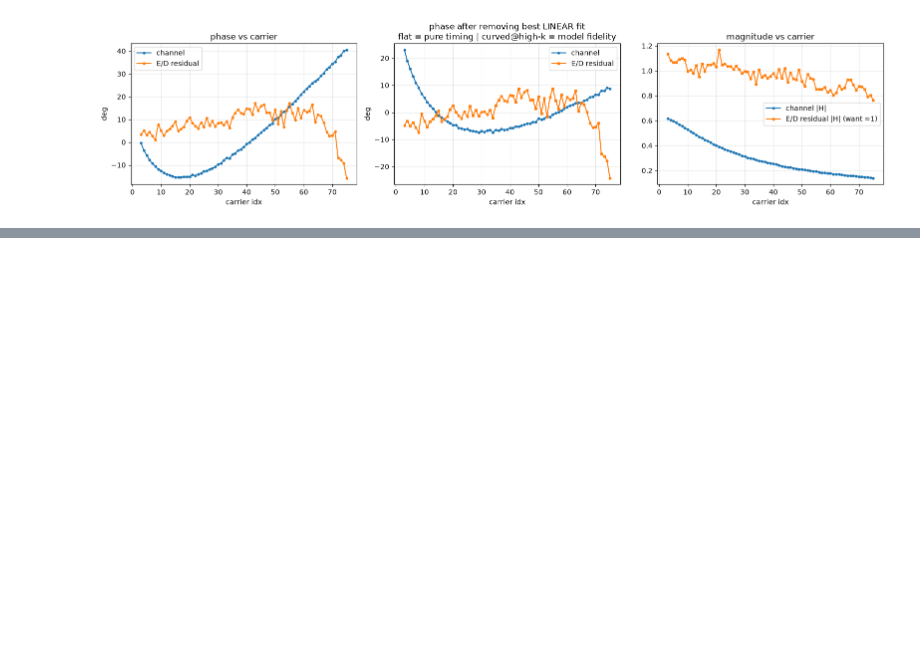
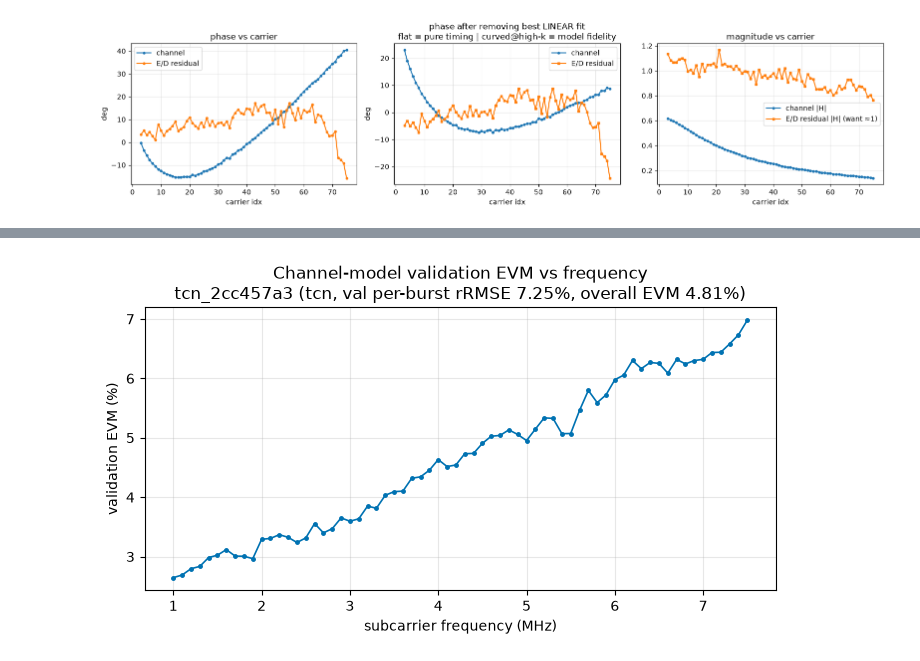
Before and after one commit to Roshang06/prob_tcn_for_LED_Roshan, a Jupyter notebook: notebooks/test_code.ipynb, the cells around one changed output, grey strips where cells are left out. Saved outputs shown, nothing was run; the diff lists cells and outputs as text; code cells hidden in the pictures; blank space fills up the shorter version.

```diff
--- a/notebooks/test_code.ipynb
+++ b/notebooks/test_code.ipynb
@@ -336,0 +541,85 @@ VALIDATION residual (post-E/D)   delta= +0.006 samp | de-ramped residual RMS =
+# %%
+import sys
+import json
+from pathlib import Path
+
+import numpy as np
+import torch
+import yaml
+import zarr
+import matplotlib.pyplot as plt
+
+REPO_ROOT = next(p for p in [Path.cwd(), *Path.cwd().parents] if (p / "data/sweeps").exists())
+sys.path.insert(0, str(REPO_ROOT))
+
+from modules.grid_search.adapters import MODEL_REGISTRY
+from modules.utils import load_ofdm_dataset
+
+CHANNEL_DIR = REPO_ROOT / "data/experiments/train_and_validate/fresh_echo_channel_models_20260716_1726"
+DATASET_PATH = REPO_ROOT / "data/sweeps/fresh_echo_dc0.05A_fmin1e+06_fmax7.6e+06_20260715_1828.zarr"
+DATA_PLOTS = REPO_ROOT / "data/plots"
+SEED = 0                 # matches RUNTIME.SEED used by the channel grid search
+VAL_FRACTION = 0.1       # matches CHANNEL_GRID_SEARCH.VAL_FRACTION
+DEVICE = "cuda" if torch.cuda.is_available() else "cpu"
+
+# best TCN channel model = lowest held-out per-burst rRMSE among TCN runs
+channel_runs = [json.loads(line) for line in (CHANNEL_DIR / "runs.jsonl").read_text().splitlines() if line.strip()]
+top_run = min((r for r in channel_runs if r["model"] == "tcn"),
+              key=lambda r: r.get("val_per_burst_rrmse_pct", float("inf")))
+
+params = yaml.safe_load((CHANNEL_DIR / "runs" / top_run["run_id"] / "config.yaml").read_text())["params"]
+adapter = MODEL_REGISTRY[top_run["model"]].load(params, CHANNEL_DIR / "runs" / top_run["run_id"] / "model.pt", DEVICE)
+
+# reproduce the grid search's held-out validation split
+sent, received, ofdm_config = load_ofdm_dataset(str(DATASET_PATH), DEVICE)
+preamble_length = sent.shape[1] - ofdm_config.baseband_fft_length - ofdm_config.cyclic_prefix_length
+sent, received = sent[:, preamble_length:], received[:, preamble_length:]   # OFDM symbol (CP + payload)
+
+num_bursts = sent.shape[0]
+num_val = round(num_bursts * VAL_FRACTION)
+permutation = torch.randperm(num_bursts, generator=torch.Generator().manual_seed(SEED))
+val_indices = permutation[:num_val]
+sent_val, received_val = sent[val_indices], received[val_indices]
+
+predicted = adapter.predict(sent_val)
+predicted_val = predicted[1] if isinstance(predicted, tuple) else predicted   # mean prediction
+
+# per-carrier EVM of the model's prediction vs the real received symbol
+cyclic_prefix_length = ofdm_config.cyclic_prefix_length
+attrs = dict(zarr.open_group(str(DATASET_PATH), mode="r").attrs)
+active_carrier_indices = np.array(attrs["active_carrier_indices"])
+subcarrier_spacing = attrs["f_min_hz"] / active_carrier_indices.min()
+subcarrier_freqs_mhz = active_carrier_indices * subcarrier_spacing / 1e6
+
+
+def carrier_symbols(symbol_block):
+    payload = symbol_block[:, cyclic_prefix_length:].detach().cpu().numpy()
+    return np.fft.fft(payload, norm="ortho", axis=1)[:, active_carrier_indices]
+
+
+real_symbols = carrier_symbols(received_val)
+predicted_symbols = carrier_symbols(predicted_val)
+per_carrier_evm = np.sqrt((np.abs(predicted_symbols - real_symbols) ** 2).mean(0)
+                          / (np.abs(real_symbols) ** 2).mean(0)) * 100
+overall_evm = np.sqrt((per_carrier_evm ** 2).mean())
+
+fig, ax = plt.subplots(figsize=(7, 4))
+ax.plot(subcarrier_freqs_mhz, per_carrier_evm, color="#0072B2", marker=".", ms=5, lw=1.2)
+ax.set_xlabel("subcarrier frequency (MHz)")
+ax.set_ylabel("validation EVM (%)")
+ax.set_title(f"Channel-model validation EVM vs frequency\n"
+             f"{top_run['run_id']} ({top_run['model']}, val per-burst rRMSE "
+             f"{top_run['val_per_burst_rrmse_pct']:.2f}%, overall EVM {overall_evm:.2f}%)")
+ax.grid(True, alpha=0.3)
+fig.tight_layout()
+
+DATA_PLOTS.mkdir(parents=True, exist_ok=True)
+fig.savefig(DATA_PLOTS / "channel_model_val_evm_vs_frequency.png", dpi=130, bbox_inches="tight")
+plt.show()
+
+print(f"top channel model: {top_run['run_id']} ({top_run['model']})")
+print(f"per-carrier EVM: min {per_carrier_evm.min():.2f}%  max {per_carrier_evm.max():.2f}%  "
+      f"overall {overall_evm:.2f}%")
+print(f"top carrier ({subcarrier_freqs_mhz[-1]:.1f} MHz): {per_carrier_evm[-1]:.2f}%")
+# %% [output]
+[figure, added]
```
Also changed, not shown: parts of 3 cells of this notebook.
